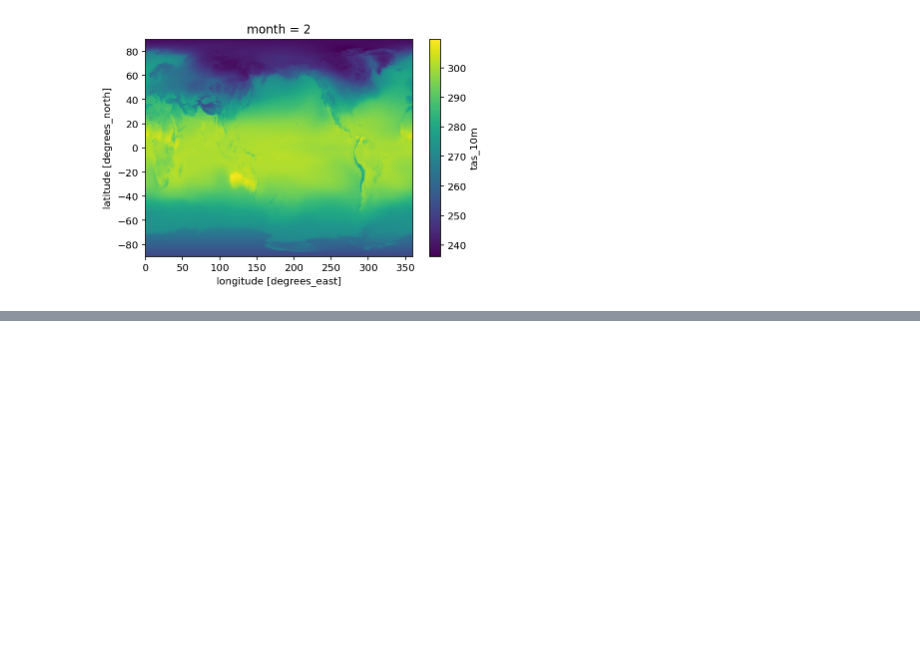
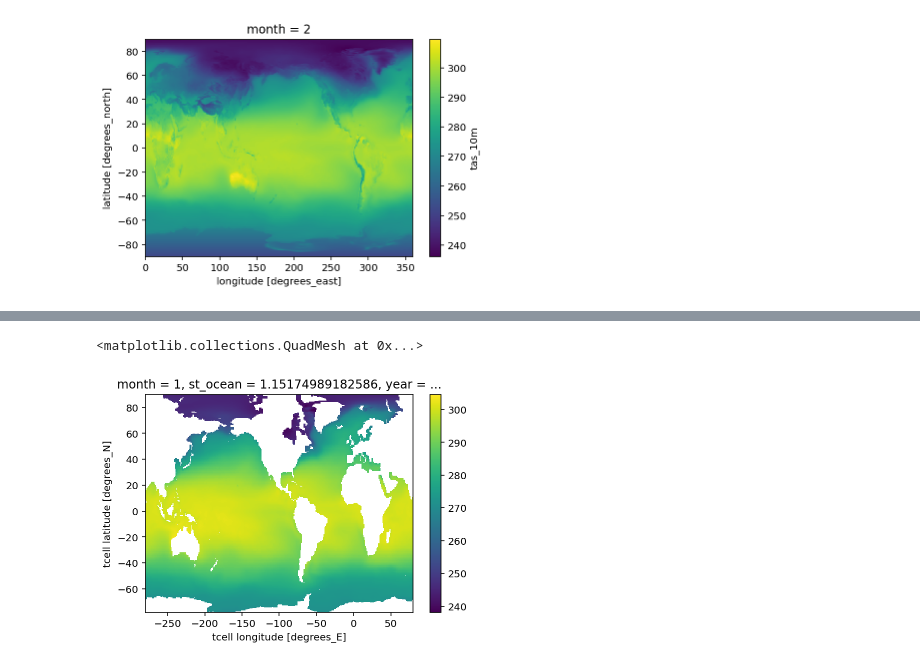
Before and after one commit to claireyung/unsw_clex_project_files, a Jupyter notebook: surface_air_temp.ipynb, the cells around one changed output, grey strips where cells are left out. Drawn from its saved outputs; the diff is of its cells as text; code cells hidden in the pictures; blank space fills up the shorter version.

```diff
--- a/surface_air_temp.ipynb
+++ b/surface_air_temp.ipynb
@@ -131,0 +152,10 @@ temp_month.isel(month = 1).plot()
+# %%
+mask_array2 = ds.temp-ds.temp+1 #this is a mask with land as NAN
+# %%
+temp_month_a = temp_month.sel(longitude = slice(-0.5,80))
+temp_month_b = temp_month.sel(longitude = slice(80,360))
+temp_month_b.coords['longitude'] =temp_month_b.longitude.values -360
+#temp_month_a2 = temp_month_a.interp(latitude = mask_array.yt_ocean,longitude = mask_array.xt_ocean,method="linear" )
+#temp_month_b2 = temp_month_b.interp(latitude = mask_array.yt_ocean,longitude = mask_array.xt_ocean,method="linear" )
+#temp_month_b2+temp_month_a2
+temp_month_2 = xr.concat([temp_month_b,temp_month_a], dim = 'longitude').interp(latitude = mask_array.yt_ocean,longitude = mask_array.xt_ocean,method="linear" )
@@ -131,0 +165,5 @@ temp_month.isel(month = 1).plot()
+# %%
+(temp_month_2*mask_array2).isel(month=0).plot()
+# %% [output]
+<matplotlib.collections.QuadMesh at 0x...>
+[figure, added]
```
Also changed, not shown: parts of 25 cells of this notebook, 17 other files.
